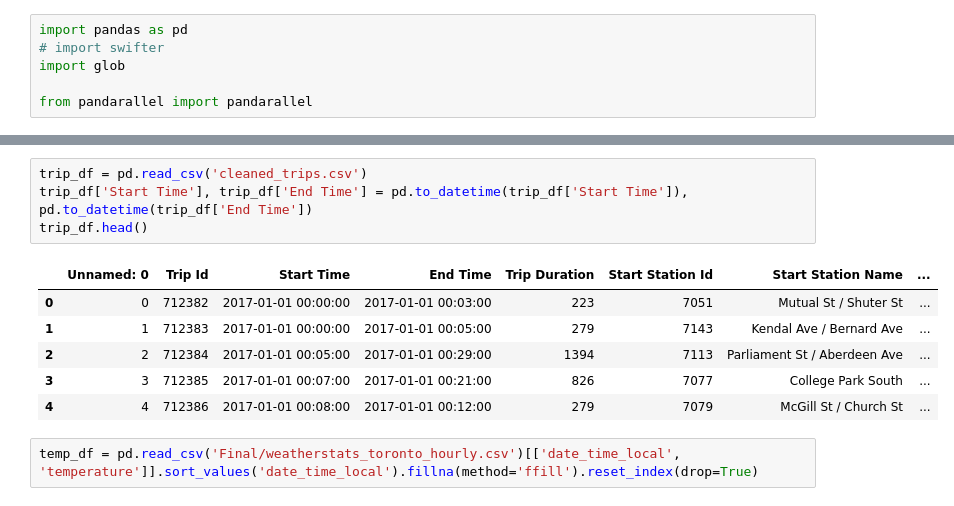
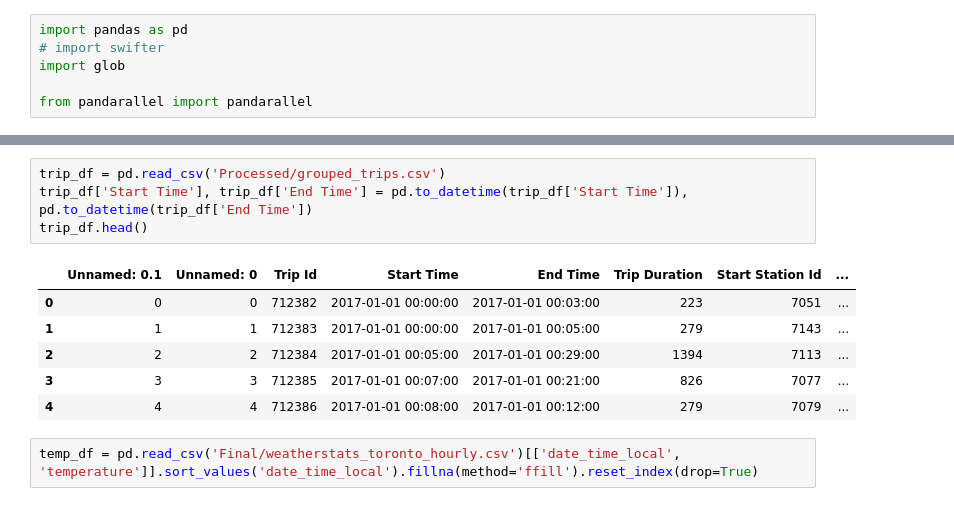
Before and after one commit to Pmoonesi/CPSC672-FundofSocNtwkAnalandDataMining, a Jupyter notebook: Dataset-augment-temperature.ipynb, the cells around one changed output, grey strips where cells are left out. Drawn from its saved outputs; the diff is of its cells as text.

```diff
--- a/Dataset-checkpoint-temperature.ipynb
+++ b/Dataset-augment-temperature.ipynb
@@ -11,15 +11,15 @@ INFO: Pandarallel will run on 52 workers.
 INFO: Pandarallel will use Memory file system to transfer data between the main process and workers.
 # %%
-trip_df = pd.read_csv('cleaned_trips.csv')
+trip_df = pd.read_csv('Processed/grouped_trips.csv')
 trip_df['Start Time'], trip_df['End Time'] = pd.to_datetime(trip_df['Start Time']), pd.to_datetime(trip_df['End Time'])
 trip_df.head()
 # %% [output]
-|  | Unnamed: 0 | Trip Id | Start Time | End Time | Trip Duration | Start Station Id | Start Station Name | ... |
-| 0 | 0 | 712382 | 2017-01-01 00:00:00 | 2017-01-01 00:03:00 | 223 | 7051 | Mutual St / Shuter St | ... |
-| 1 | 1 | 712383 | 2017-01-01 00:00:00 | 2017-01-01 00:05:00 | 279 | 7143 | Kendal Ave / Bernard Ave | ... |
-| 2 | 2 | 712384 | 2017-01-01 00:05:00 | 2017-01-01 00:29:00 | 1394 | 7113 | Parliament St / Aberdeen Ave | ... |
-| 3 | 3 | 712385 | 2017-01-01 00:07:00 | 2017-01-01 00:21:00 | 826 | 7077 | College Park South | ... |
-| 4 | 4 | 712386 | 2017-01-01 00:08:00 | 2017-01-01 00:12:00 | 279 | 7079 | McGill St / Church St | ... |
+|  | Unnamed: 0.1 | Unnamed: 0 | Trip Id | Start Time | End Time | Trip Duration | Start Station Id | ... |
+| 0 | 0 | 0 | 712382 | 2017-01-01 00:00:00 | 2017-01-01 00:03:00 | 223 | 7051 | ... |
+| 1 | 1 | 1 | 712383 | 2017-01-01 00:00:00 | 2017-01-01 00:05:00 | 279 | 7143 | ... |
+| 2 | 2 | 2 | 712384 | 2017-01-01 00:05:00 | 2017-01-01 00:29:00 | 1394 | 7113 | ... |
+| 3 | 3 | 3 | 712385 | 2017-01-01 00:07:00 | 2017-01-01 00:21:00 | 826 | 7077 | ... |
+| 4 | 4 | 4 | 712386 | 2017-01-01 00:08:00 | 2017-01-01 00:12:00 | 279 | 7079 | ... |
 # %%
 temp_df = pd.read_csv('Final/weatherstats_toronto_hourly.csv')[['date_time_local', 'temperature']].sort_values('date_time_local').fillna(method='ffill').reset_index(drop=True)
 # %%
```
Also changed, not shown: parts of 8 cells of this notebook, 17 other files.
